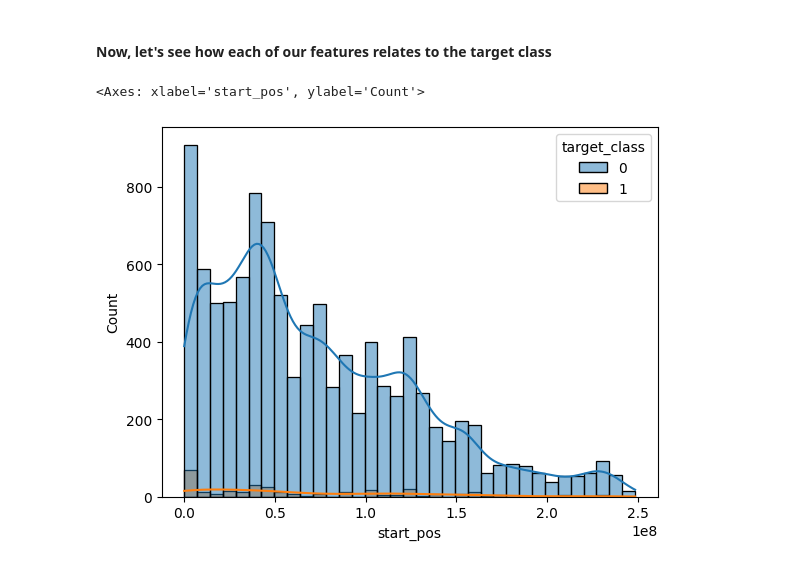
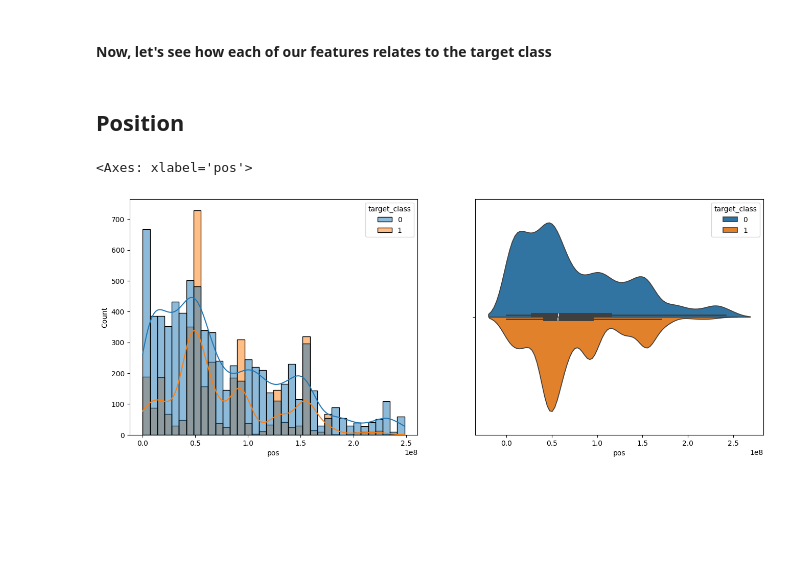
Before and after one commit to Kyan42/cs178-project, a Jupyter notebook: data_exploration.ipynb, the cells around one changed output. Cells and saved outputs as stored; diff of their text form; code cells hidden in the pictures; blank space fills up the shorter version.

Commit message:
Updated data exploration notebook to cover all categorical data. Continous data WIP

```diff
--- a/data_exploration.ipynb
+++ b/data_exploration.ipynb
@@ -3,7 +3,7 @@ import seaborn as sns
 import pandas as pd
 import matplotlib.pyplot as plt
 # %%
-data = pd.read_csv('dataset/clinvar_variants_all.csv')
+data = pd.read_csv('data/humsavar_dbnsfp53_complete.csv')
 # %% [markdown]
 After loading the data, let's peak at the features and some of their possible inputs
 # %%
@@ -31,0 +70,4 @@ A lot of our data is categorical, but here we can see 3 continuous values. Varia
+# %%
+# drop the columns with too many unique values
+data = data.drop(columns=['AA_change', 'dbSNP', 'FTId', 'rs_dbSNP'])
+data.head()
@@ -31,0 +81,4 @@ A lot of our data is categorical, but here we can see 3 continuous values. Varia
+# %%
+# drop the columns that are related to our label
+data = data.drop(columns=['Category', 'Label'])
+data.head()
@@ -46,5 +106,5 @@ I'm going to combine the classes into just benign/pathogenic
 # %%
-classes = {'Likely benign': 0, 'Benign': 0, 'Pathogenic': 1, 'Likely pathogenic': 1}
-data['target_class'] = data['clinical_significance'].map(classes)
+classes = {'Benign': 0, 'Pathogenic': 1}
+data['target_class'] = data['Label'].map(classes)
 data.head()
 # %% [output]
@@ -78,8 +136,12 @@ We should look at metrics other than accuracy, such as the precision and recall
 # Correlation Analysis
 # %% [markdown]
 #### Now, let's see how each of our features relates to the target class
+# %% [markdown]
+## Position
 # %%
-sns.histplot(data=data, x='start_pos', hue='target_class', kde=True)
+fig, axes = plt.subplots(1,2, figsize=(16,6))
+sns.histplot(data=data, x='pos', hue='target_class', kde=True, ax=axes[0])
+sns.violinplot(data=data, x='pos', hue='target_class', split=True, ax=axes[1])
 # %% [output]
-<Axes: xlabel='start_pos', ylabel='Count'>
+<Axes: xlabel='pos'>
-[figure, old version]
+[figure, new version]
```
Also changed, not shown: parts of 45 cells of this notebook.
